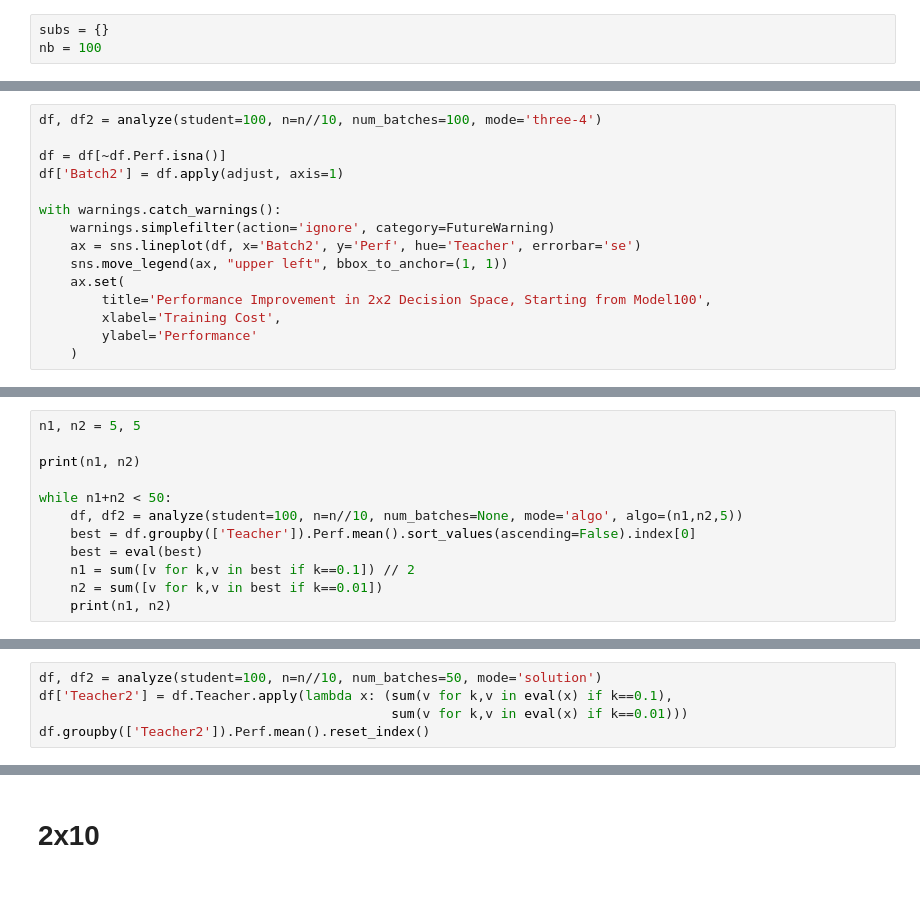
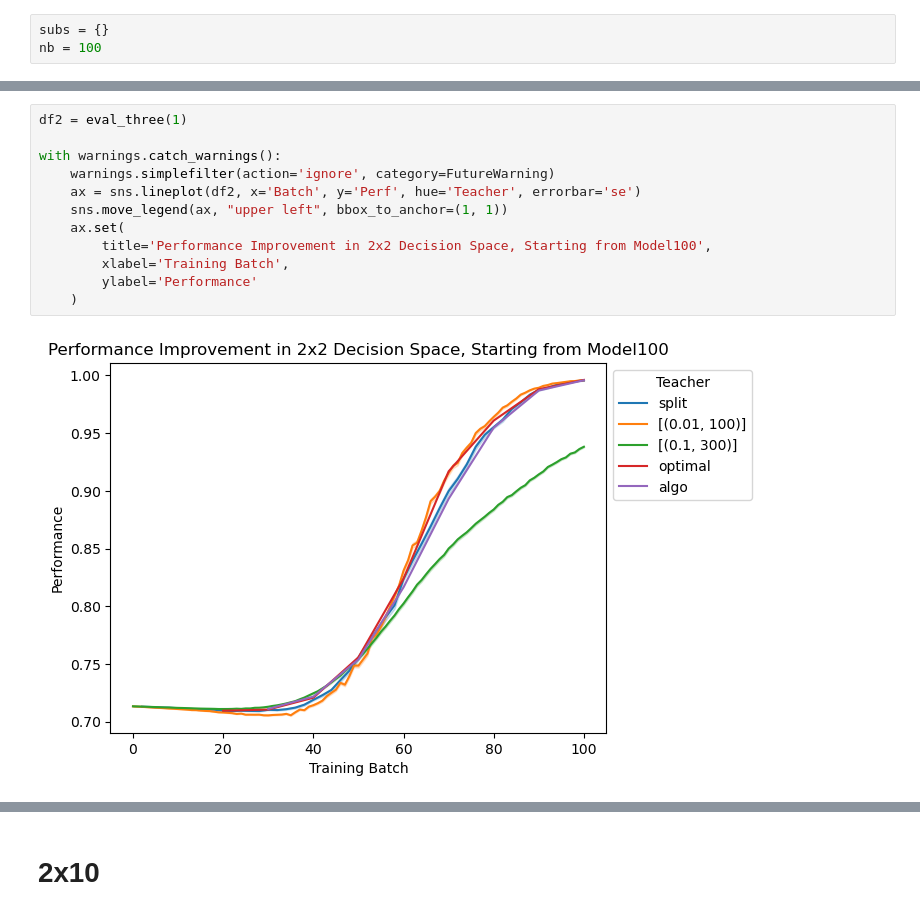
Before and after one commit to saumikn/gymnasium-test, a Jupyter notebook: tree.ipynb, the cells around one changed output, grey strips where cells are left out. Cells and saved outputs as stored; diff of their text form; blank space fills up the shorter version.

```diff
--- a/tree.ipynb
+++ b/tree.ipynb
@@ -809,15 +628,0 @@ with warnings.catch_warnings():
-# %%
-df, df2 = analyze(student=100, n=n//10, num_batches=100, mode='three-4')
-
-df = df[~df.Perf.isna()]
-df['Batch2'] = df.apply(adjust, axis=1)
-
-with warnings.catch_warnings():
-    warnings.simplefilter(action='ignore', category=FutureWarning)
-    ax = sns.lineplot(df, x='Batch2', y='Perf', hue='Teacher', errorbar='se')
-    sns.move_legend(ax, "upper left", bbox_to_anchor=(1, 1))
-    ax.set(
-        title='Performance Improvement in 2x2 Decision Space, Starting from Model100',
-        xlabel='Training Cost',
-        ylabel='Performance'
-    )
@@ -826,12 +628,0 @@ with warnings.catch_warnings():
-# %%
-n1, n2 = 5, 5
-
-print(n1, n2)
-
-while n1+n2 < 50:
-    df, df2 = analyze(student=100, n=n//10, num_batches=None, mode='algo', algo=(n1,n2,5))
-    best = df.groupby(['Teacher']).Perf.mean().sort_values(ascending=False).index[0]
-    best = eval(best)
-    n1 = sum([v for k,v in best if k==0.1]) // 2
-    n2 = sum([v for k,v in best if k==0.01])
-    print(n1, n2)
@@ -860,5 +628,0 @@ Name: Perf, dtype: float64
-# %%
-df, df2 = analyze(student=100, n=n//10, num_batches=50, mode='solution')
-df['Teacher2'] = df.Teacher.apply(lambda x: (sum(v for k,v in eval(x) if k==0.1),
-                                             sum(v for k,v in eval(x) if k==0.01)))
-df.groupby(['Teacher2']).Perf.mean().reset_index()
@@ -942,0 +668,14 @@ def adjust(row):
+# %%
+df2 = eval_three(1)
+
+with warnings.catch_warnings():
+    warnings.simplefilter(action='ignore', category=FutureWarning)
+    ax = sns.lineplot(df2, x='Batch', y='Perf', hue='Teacher', errorbar='se')
+    sns.move_legend(ax, "upper left", bbox_to_anchor=(1, 1))
+    ax.set(
+        title='Performance Improvement in 2x2 Decision Space, Starting from Model100',
+        xlabel='Training Batch',
+        ylabel='Performance'
+    )
+# %% [output]
+[figure, added]
```
Also changed, not shown: parts of 37 cells of this notebook, 1 other file.
